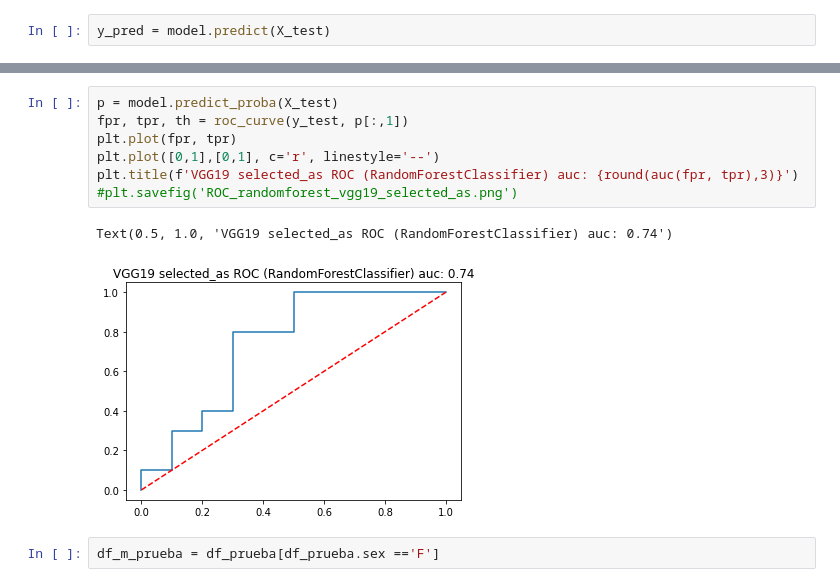
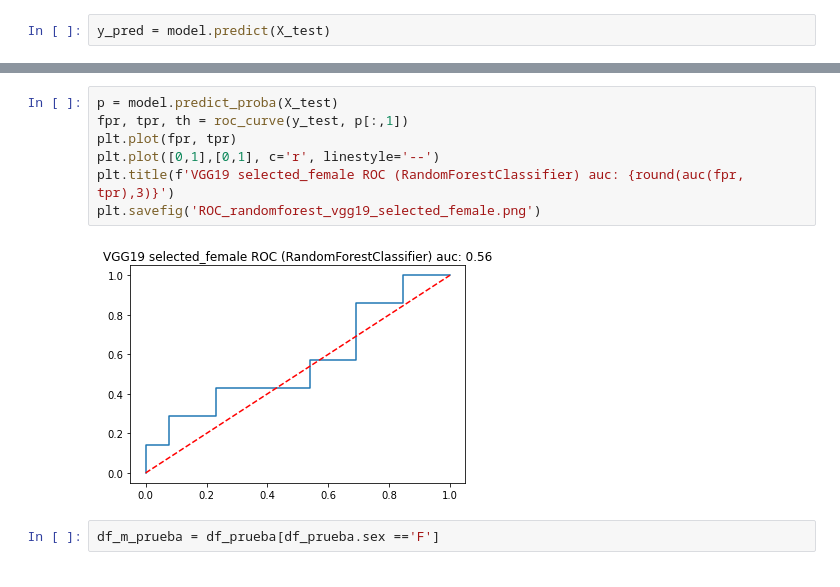
Before and after one commit to GerardDD/PR_Final_PeriapicalRadiography_Classification, a Jupyter notebook: Modelo/Model_creation.ipynb, the cells around one changed output, grey strips where cells are left out. Drawn from its saved outputs; the diff is of its cells as text.

```diff
--- a/Modelo/Model_creation.ipynb
+++ b/Modelo/Model_creation.ipynb
@@ -1567,13 +1565,12 @@ weighted avg       0.55      0.55      0.54        20
 # %%
 p = model.predict_proba(X_test)
 fpr, tpr, th = roc_curve(y_test, p[:,1])
 plt.plot(fpr, tpr)
 plt.plot([0,1],[0,1], c='r', linestyle='--')
-plt.title(f'VGG19 selected_as ROC (RandomForestClassifier) auc: {round(auc(fpr, tpr),3)}')
-#plt.savefig('ROC_randomforest_vgg19_selected_as.png')
+plt.title(f'VGG19 selected_female ROC (RandomForestClassifier) auc: {round(auc(fpr, tpr),3)}')
+plt.savefig('ROC_randomforest_vgg19_selected_female.png')
 # %% [output]
-Text(0.5, 1.0, 'VGG19 selected_as ROC (RandomForestClassifier) auc: 0.74')
-[figure, old version]
+[figure, new version]
 # %%
 df_m_prueba = df_prueba[df_prueba.sex =='F']
 # %%
```
Also changed, not shown: parts of 107 cells of this notebook, 27 other files.
